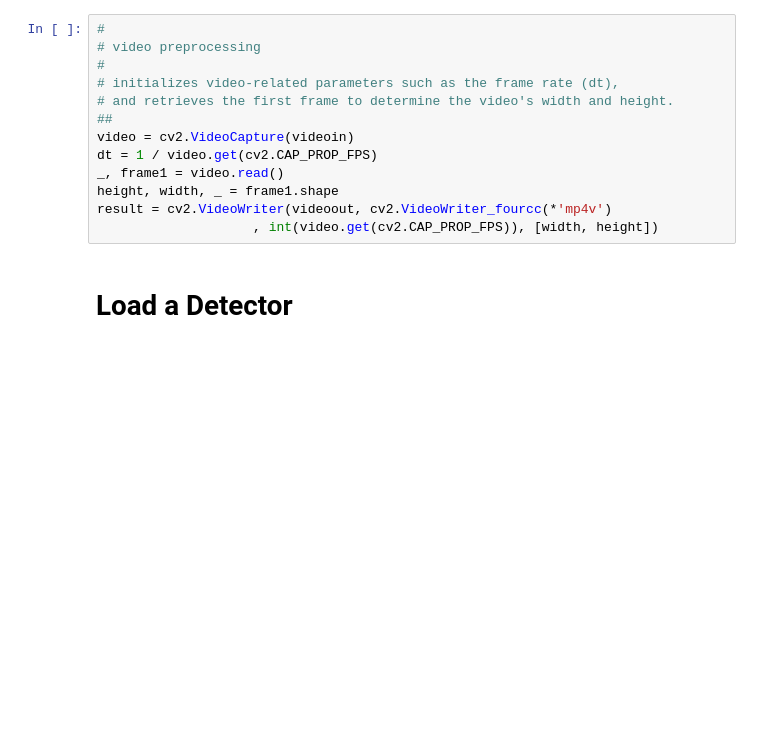
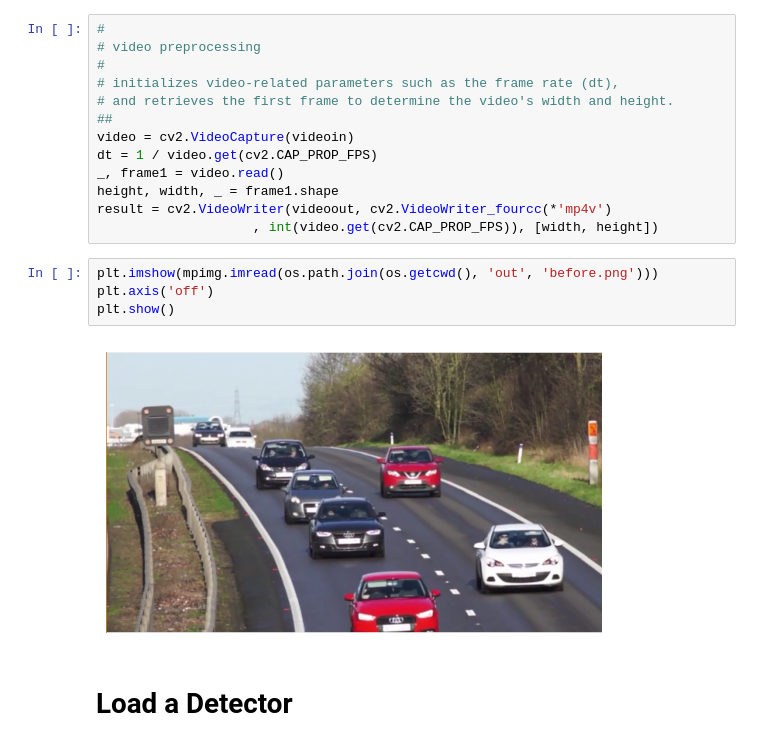
Before and after one commit to C4dynamics/C4dynamics, a Jupyter notebook: examples/cars_tracker.ipynb, the cells around one changed output. Saved outputs shown, nothing was run; the diff lists cells and outputs as text; blank space fills up the shorter version.

```diff
--- a/examples/cars_tracker.ipynb
+++ b/examples/cars_tracker.ipynb
@@ -96,6 +94,12 @@ _, frame1 = video.read()
 height, width, _ = frame1.shape
 result = cv2.VideoWriter(videoout, cv2.VideoWriter_fourcc(*'mp4v')
                     , int(video.get(cv2.CAP_PROP_FPS)), [width, height])
+# %%
+plt.imshow(mpimg.imread(os.path.join(os.getcwd(), 'out', 'before.png')))
+plt.axis('off')
+plt.show()
+# %% [output]
+[figure, added]
 # %% [markdown]
 # Load a Detector
 # %%
```
Also changed, not shown: parts of 10 cells of this notebook, 9 other files.
